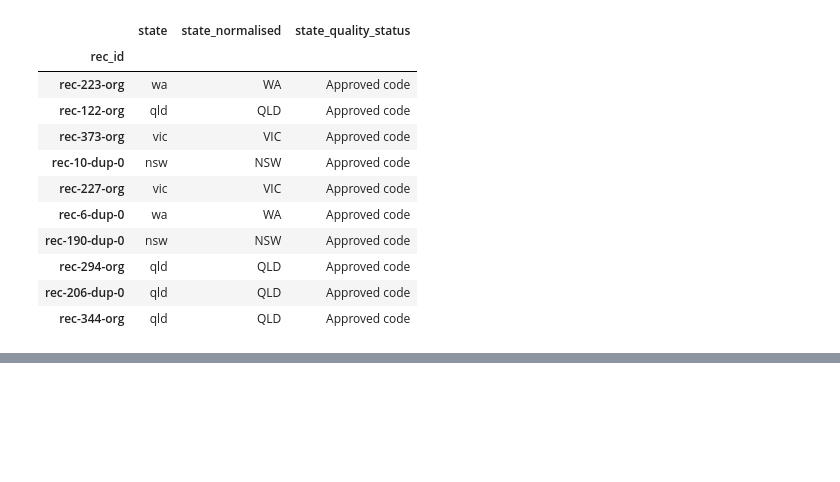
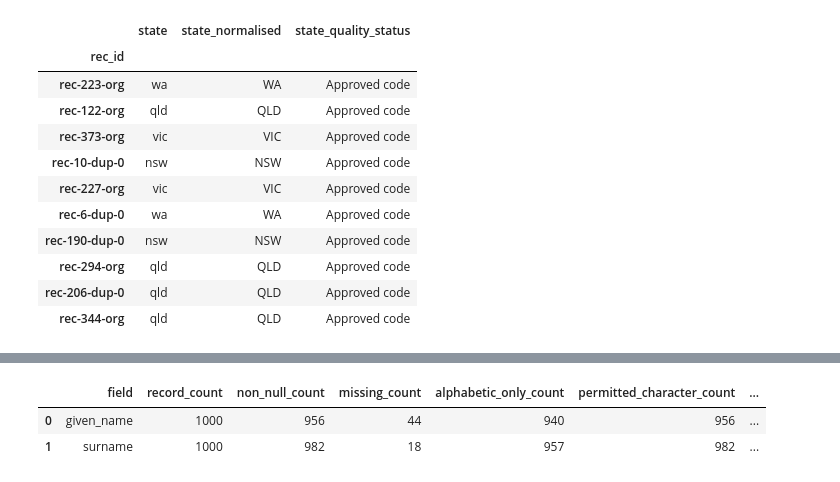
Before and after one commit to WaleBalogunK/Repository-name-entity-resolution-golden-record-lab, a Jupyter notebook: notebooks/01_data_acquisition_and_initial_audit.ipynb, the cells around one changed output, grey strips where cells are left out. Cells and saved outputs as stored; diff of their text form; code cells hidden in the pictures; blank space fills up the shorter version.

```diff
--- a/notebooks/01_data_acquisition_and_initial_audit.ipynb
+++ b/notebooks/01_data_acquisition_and_initial_audit.ipynb
@@ -1501,0 +1535,64 @@ febrl_audit[
+# %%
+name_pattern_results = []
+
+for column in ["given_name", "surname"]:
+    values = (
+        febrl_records[column]
+        .astype("string")
+        .str.strip()
+    )
+
+    non_null_mask = values.notna()
+
+    alphabetic_only_mask = values.str.fullmatch(
+        r"[A-Za-z]+",
+        na=False
+    )
+
+    permitted_name_characters_mask = values.str.fullmatch(
+        r"[A-Za-z][A-Za-z' -]*",
+        na=False
+    )
+
+    contains_digit_mask = values.str.contains(
+        r"\d",
+        regex=True,
+        na=False
+    )
+
+    contains_unusual_character_mask = (
+        non_null_mask
+        & ~permitted_name_characters_mask
+    )
+
+    name_pattern_results.append({
+        "field": column,
+        "record_count": len(values),
+        "non_null_count": int(non_null_mask.sum()),
+        "missing_count": int(values.isna().sum()),
+        "alphabetic_only_count": int(
+            (non_null_mask & alphabetic_only_mask).sum()
+        ),
+        "permitted_character_count": int(
+            (
+                non_null_mask
+                & permitted_name_characters_mask
+            ).sum()
+        ),
+        "contains_digit_count": int(
+            (non_null_mask & contains_digit_mask).sum()
+        ),
+        "unusual_character_count": int(
+            contains_unusual_character_mask.sum()
+        )
+    })
+
+name_pattern_summary = pd.DataFrame(
+    name_pattern_results
+)
+
+name_pattern_summary
+# %% [output]
+|  | field | record_count | non_null_count | missing_count | alphabetic_only_count | permitted_character_count | ... |
+| 0 | given_name | 1000 | 956 | 44 | 940 | 956 | ... |
+| 1 | surname | 1000 | 982 | 18 | 957 | 982 | ... |
```
Also changed, not shown: parts of 7 cells of this notebook.
